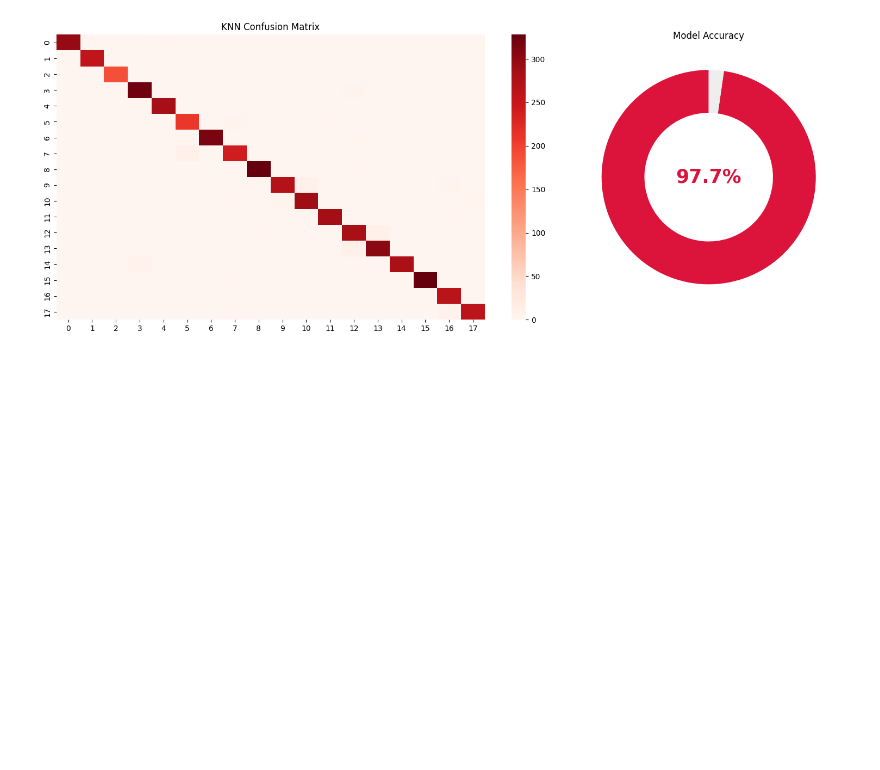
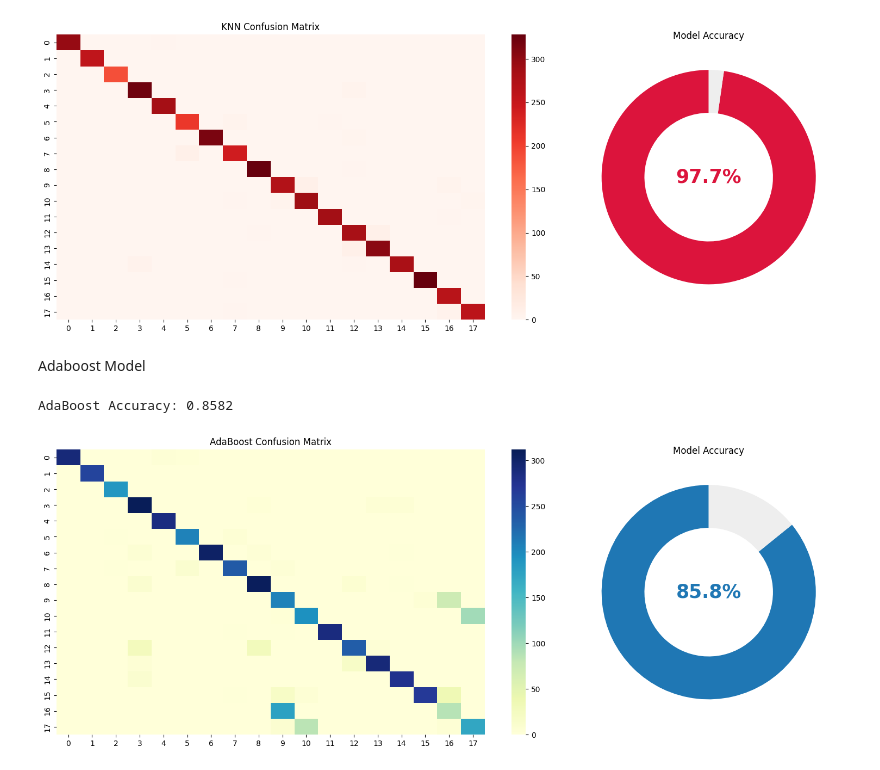
Before and after one commit to MarwanZaineldeen/Hand-Gesture-Classification-MLflow, a Jupyter notebook: hand_gesture_classification.ipynb, the cells around one changed output. Cells and saved outputs as stored; diff of their text form; code cells hidden in the pictures; blank space fills up the shorter version.

Commit message:
add AdaBoost model and accuracy donut chart

```diff
--- a/hand_gesture_classification.ipynb
+++ b/hand_gesture_classification.ipynb
@@ -381,3 +382,29 @@ plt.tight_layout()
 plt.show()
 # %% [output]
 [figure]
+# %% [markdown]
+Adaboost Model
+# %%
+base_dt = DecisionTreeClassifier(max_depth=3, random_state=42)
+ada_model = AdaBoostClassifier(estimator=base_dt, n_estimators=100, random_state=42)
+ada_model.fit(X_train, y_train)
+
+y_pred_ada = ada_model.predict(X_test)
+ada_acc = accuracy_score(y_test, y_pred_ada)
+
+print(f"AdaBoost Accuracy: {ada_acc:.4f}")
+# %% [output]
+AdaBoost Accuracy: 0.8582
+# %%
+fig, (ax1, ax2) = plt.subplots(1, 2, figsize=(15, 6), gridspec_kw={'width_ratios': [2, 1]})
+
+sns.heatmap(confusion_matrix(y_test, y_pred_ada), annot=False, cmap='YlGnBu', ax=ax1)
+ax1.set_title("AdaBoost Confusion Matrix")
+colors = ['#1f77b4', '#eeeeee']
+ax2.pie([ada_acc, 1-ada_acc], startangle=90, colors=colors, wedgeprops={'width': 0.4})
+ax2.text(0, 0, f"{ada_acc:.1%}", ha='center', va='center', fontsize=25, fontweight='bold', color='#1f77b4')
+ax2.set_title("Model Accuracy")
+plt.tight_layout()
+plt.show()
+# %% [output]
+[figure, added]
```
Also changed, not shown: parts of 1 cell of this notebook.
